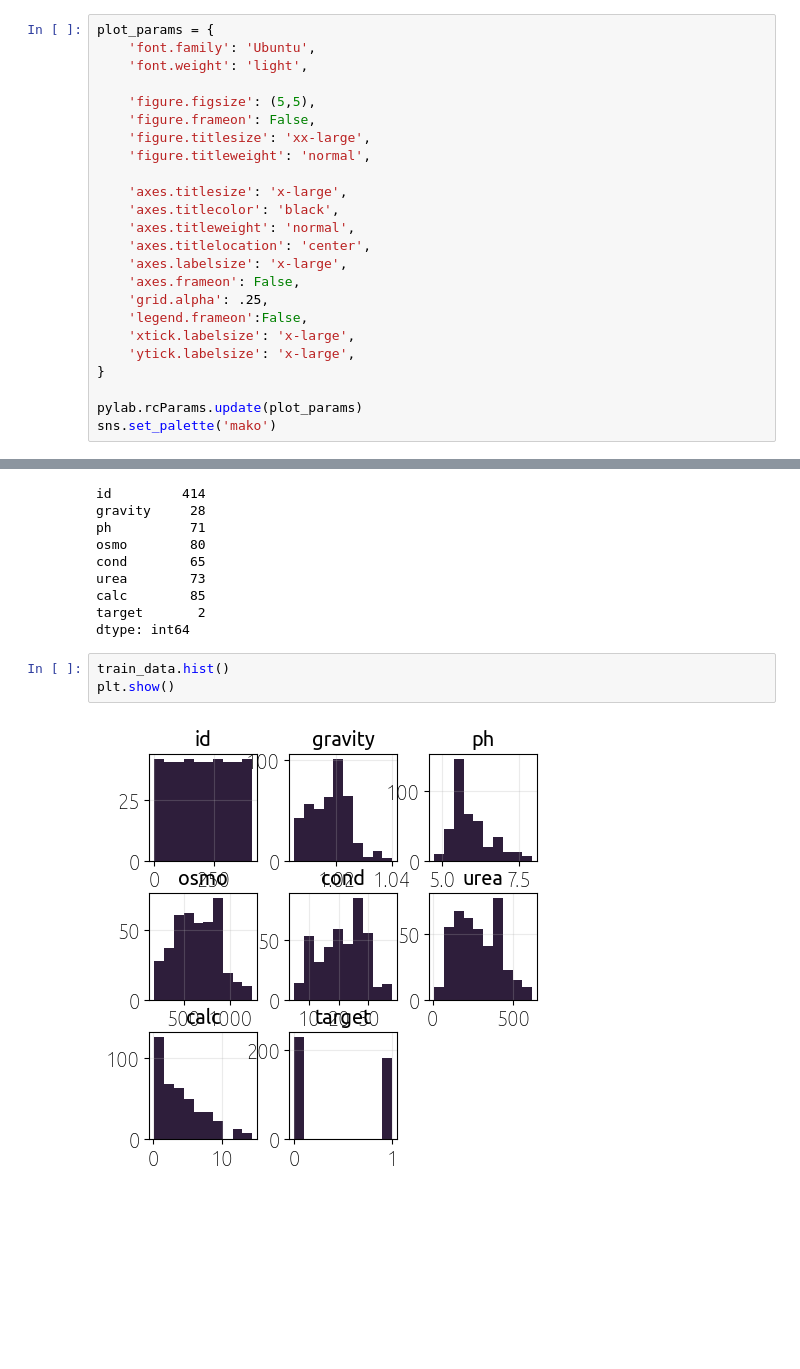
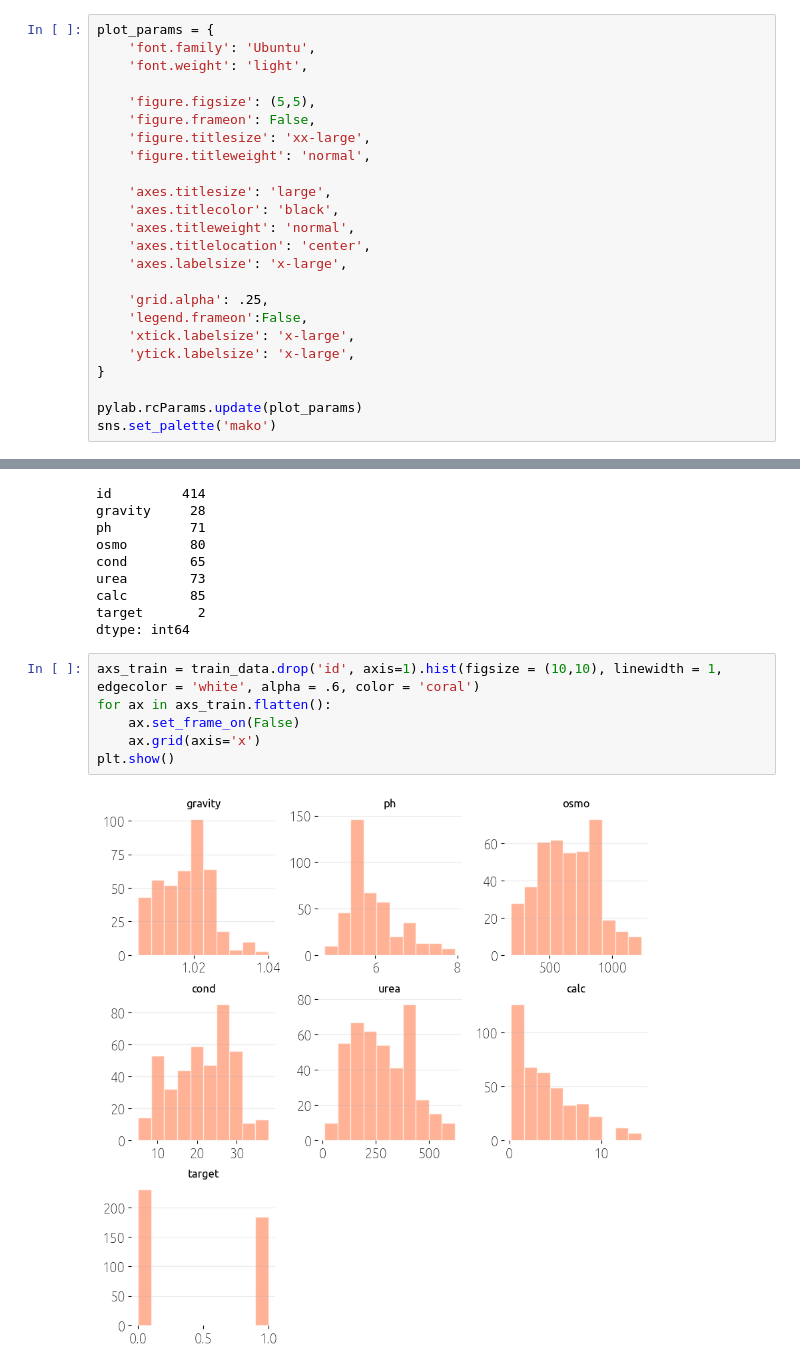
Before and after one commit to tripnv/playgrounds, a Jupyter notebook: 3-12/eda.ipynb, the cells around one changed output, grey strips where cells are left out. Drawn from its saved outputs; the diff is of its cells as text; blank space fills up the shorter version.

```diff
--- a/3-12/eda.ipynb
+++ b/3-12/eda.ipynb
@@ -18,12 +18,12 @@ plot_params = {
     'figure.titlesize': 'xx-large',
     'figure.titleweight': 'normal',
 
-    'axes.titlesize': 'x-large',
+    'axes.titlesize': 'large',
     'axes.titlecolor': 'black',
     'axes.titleweight': 'normal',
     'axes.titlelocation': 'center',
     'axes.labelsize': 'x-large',
-    'axes.frameon': False,
+
     'grid.alpha': .25,
     'legend.frameon':False,
     'xtick.labelsize': 'x-large',
@@ -118,8 +118,11 @@ urea        73
 calc        85
 target       2
 dtype: int64
-# %%
-train_data.hist()
-plt.show()
-# %% [output]
-[figure, removed]
+# %%
+axs_train = train_data.drop('id', axis=1).hist(figsize = (10,10), linewidth = 1, edgecolor = 'white', alpha = .6, color = 'coral')
+for ax in axs_train.flatten():
+    ax.set_frame_on(False)
+    ax.grid(axis='x')
+plt.show()
+# %% [output]
+[figure, added]
```
Also changed, not shown: parts of 2 cells of this notebook.
